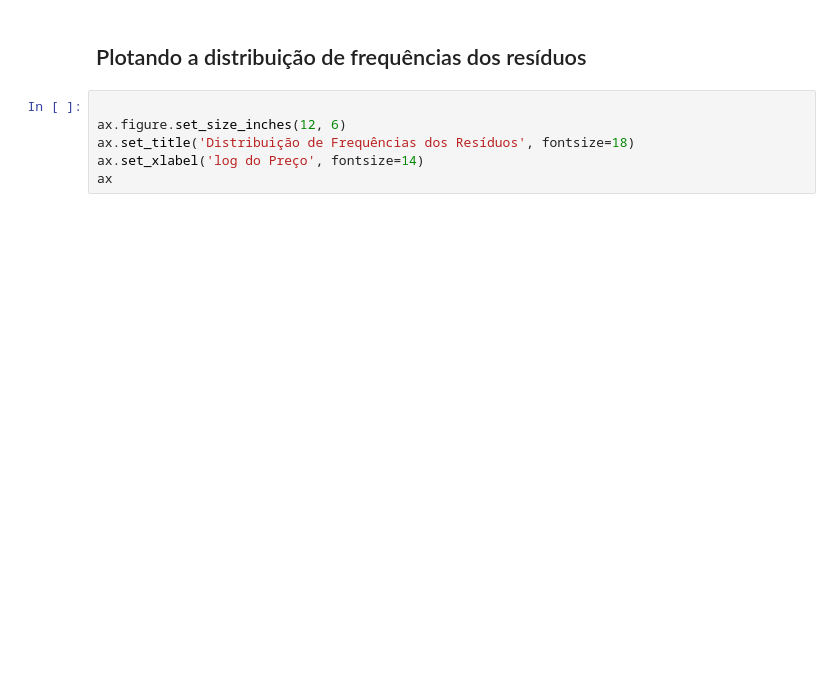
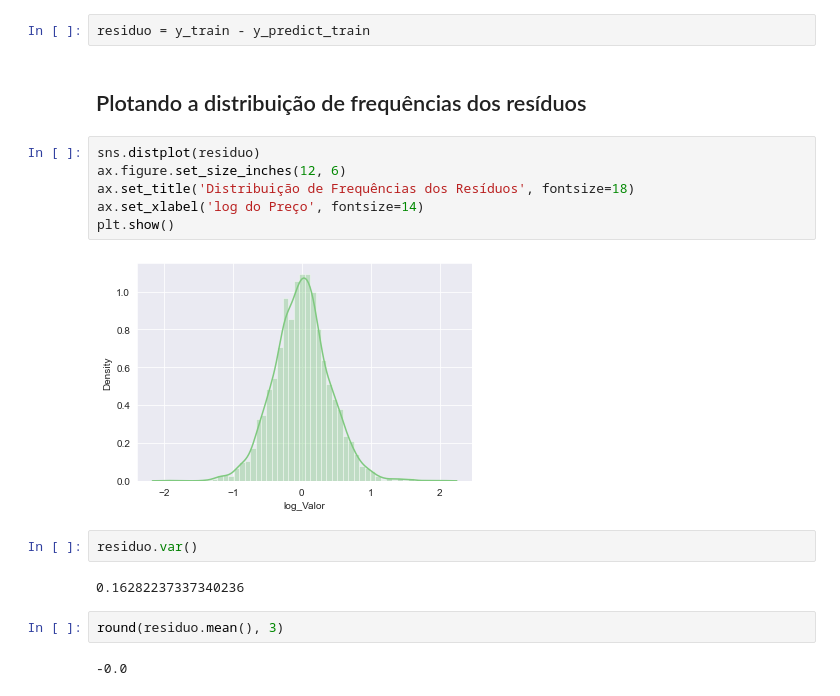
Before and after one commit to guilhermebap/Data-science-personal-study, a Jupyter notebook: Alura/ML/Regressão Linear2.ipynb, the cells around one changed output. Cells and saved outputs as stored; diff of their text form; blank space fills up the shorter version.

```diff
--- a/Alura/ML/Regressão Linear2.ipynb
+++ b/Alura/ML/Regressão Linear2.ipynb
@@ -444,8 +515,20 @@ AttributeError: 'PairGrid' object has no attribute 'figure'
+# %%
+residuo = y_train - y_predict_train
 # %% [markdown]
 ## Plotando a distribuição de frequências dos resíduos
 # %%
-
+sns.distplot(residuo)
 ax.figure.set_size_inches(12, 6)
 ax.set_title('Distribuição de Frequências dos Resíduos', fontsize=18)
 ax.set_xlabel('log do Preço', fontsize=14)
-ax
+plt.show()
+# %% [output]
+[figure, added]
+# %%
+residuo.var()
+# %% [output]
+0.16282237337340236
+# %%
+round(residuo.mean(), 3)
+# %% [output]
+-0.0
```
Also changed, not shown: parts of 22 cells of this notebook.
